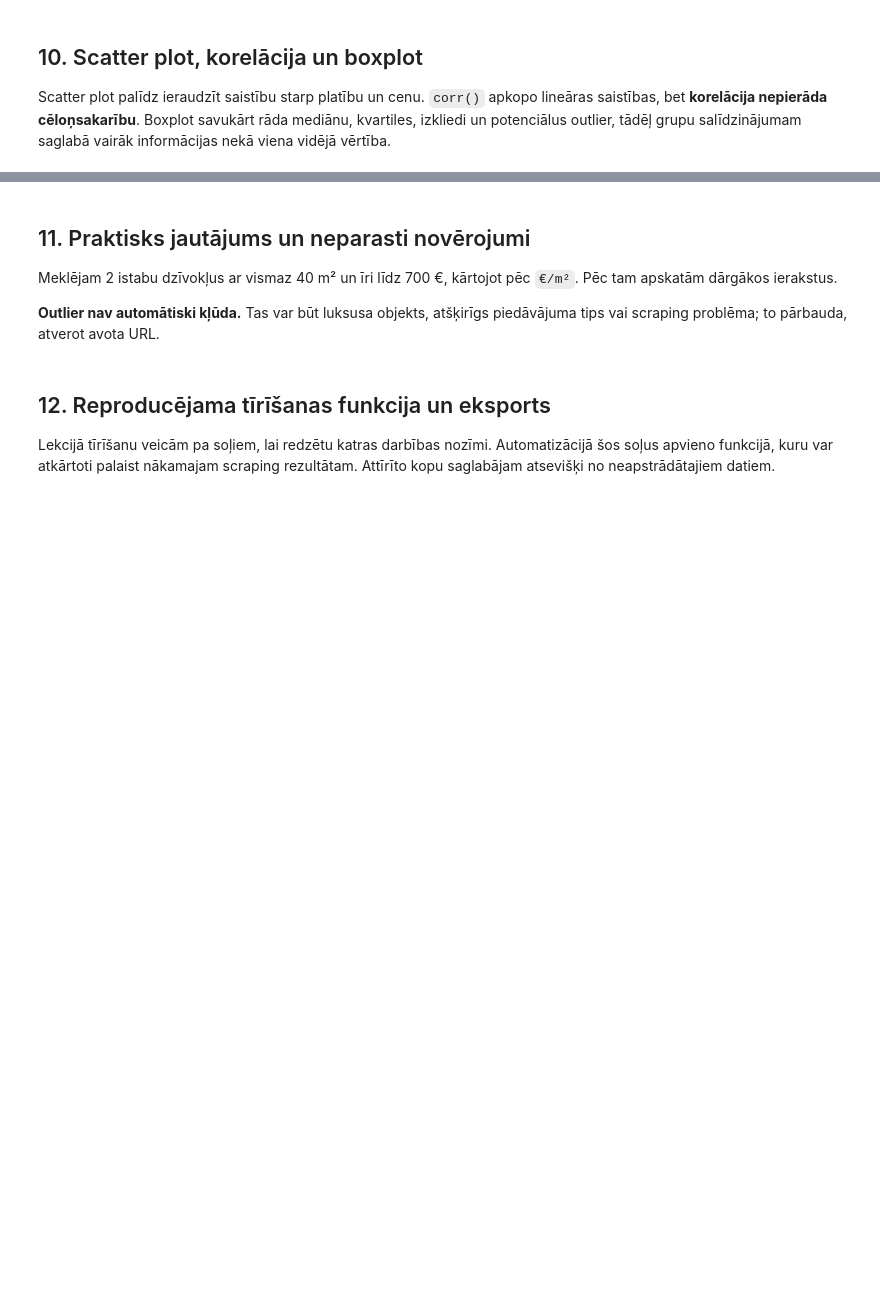
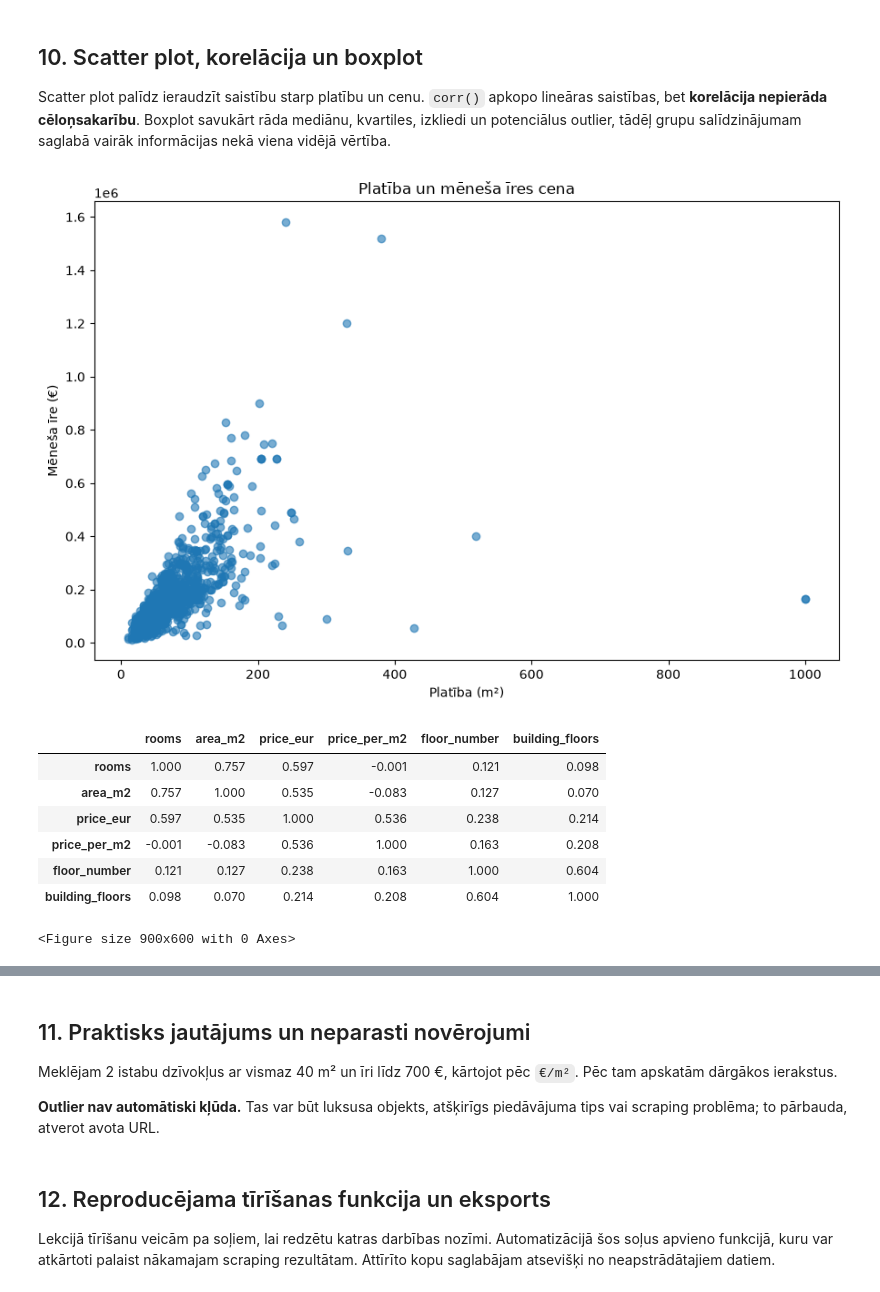
Before and after one commit to ValRCS/RTU_BDAA_Course_2026, a Jupyter notebook: notebooks/lecture_07_data_analysis_visualization/07_data_analysis_visualization.ipynb, the cells around one changed output, grey strips where cells are left out. Drawn from its saved outputs; the diff is of its cells as text; code cells hidden in the pictures; blank space fills up the shorter version.

```diff
--- a/notebooks/lecture_07_data_analysis_visualization/07_data_analysis_visualization.ipynb
+++ b/notebooks/lecture_07_data_analysis_visualization/07_data_analysis_visualization.ipynb
@@ -531,15 +565,25 @@ plt.title("Cena par m² pēc ēkas tipa"); plt.tight_layout(); plt.show()
 Scatter plot palīdz ieraudzīt saistību starp platību un cenu. `corr()` apkopo lineāras saistības, bet **korelācija nepierāda cēloņsakarību**. Boxplot savukārt rāda mediānu, kvartiles, izkliedi un potenciālus outlier, tādēļ grupu salīdzinājumam saglabā vairāk informācijas nekā viena vidējā vērtība.
 # %%
 plt.figure(figsize=(9,6))
-plt.scatter(monthly_df["area_m2"], monthly_df["price_eur"], alpha=0.6)
+plt.scatter(df["area_m2"], df["price_eur"], alpha=0.6)
 plt.xlabel("Platība (m²)"); plt.ylabel("Mēneša īre (€)")
 plt.title("Platība un mēneša īres cena"); plt.tight_layout(); plt.show()
 
 corr_cols = ["rooms","area_m2","price_eur","price_per_m2","floor_number","building_floors"]
-display(monthly_df[corr_cols].astype(float).corr().round(3))
+display(df[corr_cols].astype(float).corr().round(3))
 
 plt.figure(figsize=(9,6))
-monthly_df.boxplot(column="price_per_m2", by="rooms", grid=False)
+df.boxplot(column="price_per_m2", by="rooms", grid=False)
 plt.xlabel("Istabu skaits"); plt.ylabel("Cena par m² (€)")
 plt.title("Cena par m² pēc istabu skaita"); plt.suptitle("")
 plt.tight_layout(); plt.show()
+# %% [output]
+[figure, added]
+|  | rooms | area_m2 | price_eur | price_per_m2 | floor_number | building_floors |
+| rooms | 1.000 | 0.757 | 0.597 | -0.001 | 0.121 | 0.098 |
+| area_m2 | 0.757 | 1.000 | 0.535 | -0.083 | 0.127 | 0.070 |
+| price_eur | 0.597 | 0.535 | 1.000 | 0.536 | 0.238 | 0.214 |
+| price_per_m2 | -0.001 | -0.083 | 0.536 | 1.000 | 0.163 | 0.208 |
+| floor_number | 0.121 | 0.127 | 0.238 | 0.163 | 1.000 | 0.604 |
+| building_floors | 0.098 | 0.070 | 0.214 | 0.208 | 0.604 | 1.000 |
+<Figure size 900x600 with 0 Axes>
```
Also changed, not shown: parts of 8 cells of this notebook, 2 other files.
